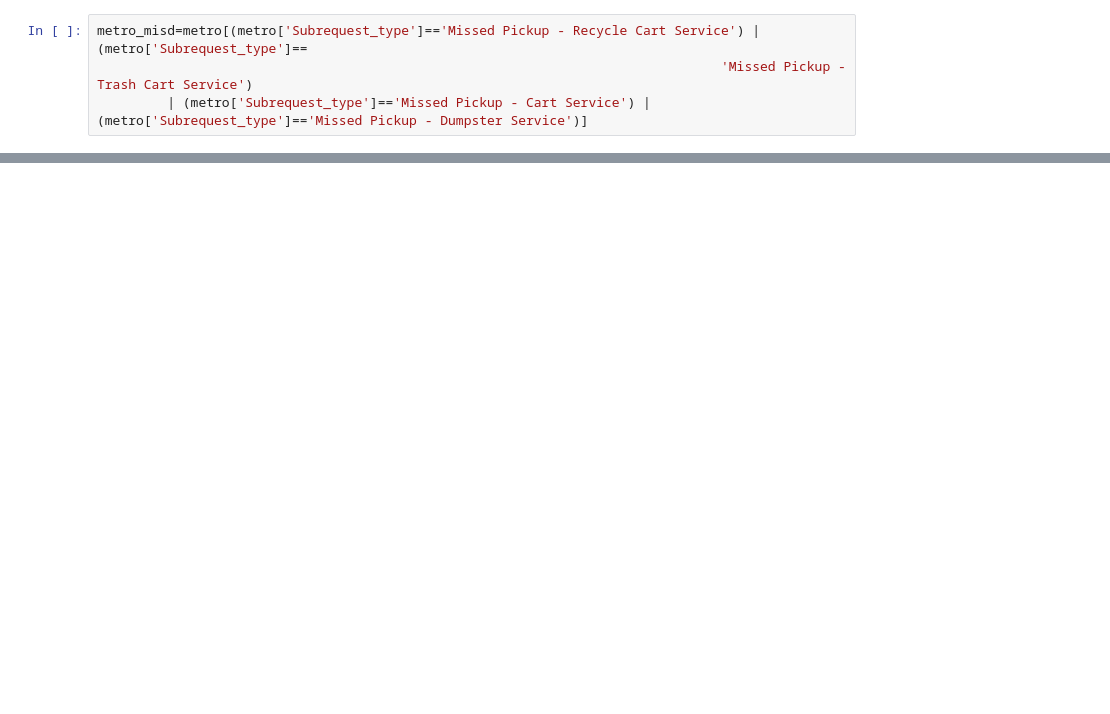
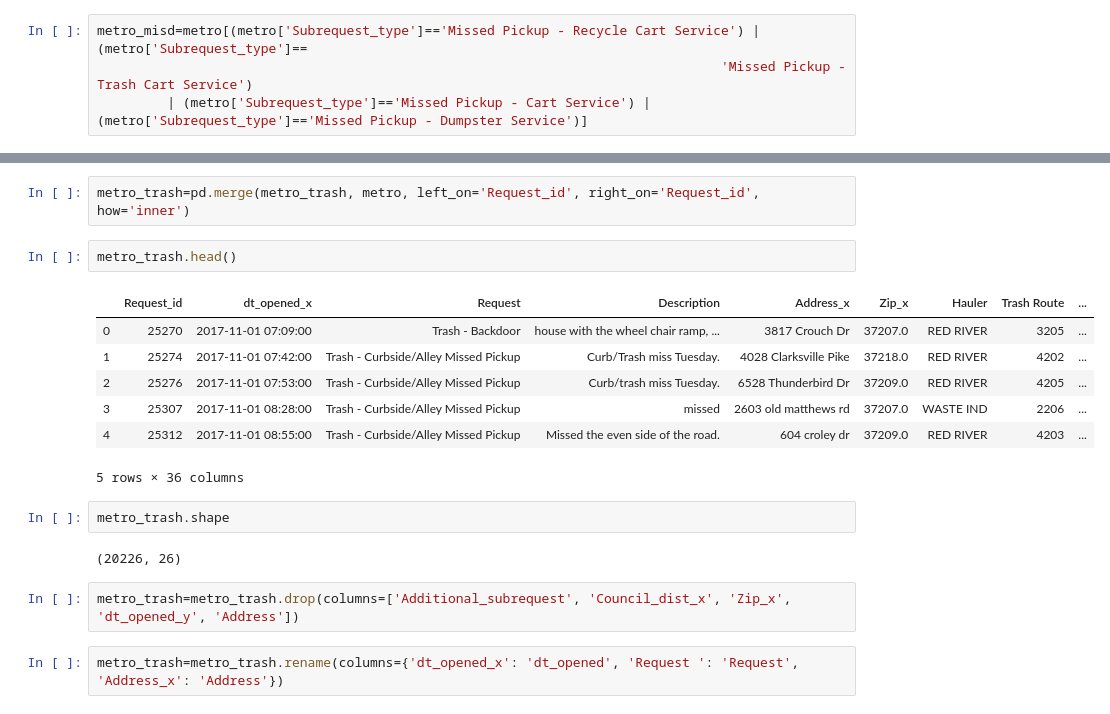
Before and after one commit to Barrett-Rogers/dq4-metro-beetles, a Jupyter notebook: metro_beetles.ipynb, the cells around one changed output, grey strips where cells are left out. Cells and saved outputs as stored; diff of their text form; blank space fills up the shorter version.

```diff
--- a/metro_beetles.ipynb
+++ b/metro_beetles.ipynb
@@ -84,0 +83,20 @@ metro_misd=metro[(metro['Subrequest_type']=='Missed Pickup - Recycle Cart Servic
+# %%
+metro_trash=pd.merge(metro_trash, metro, left_on='Request_id', right_on='Request_id', how='inner')
+# %%
+metro_trash.head()
+# %% [output]
+|  | Request_id | dt_opened_x | Request | Description | Address_x | Zip_x | Hauler | Trash Route | ... |
+| 0 | 25270 | 2017-11-01 07:09:00 | Trash - Backdoor | house with the wheel chair ramp, ... | 3817 Crouch Dr | 37207.0 | RED RIVER | 3205 | ... |
+| 1 | 25274 | 2017-11-01 07:42:00 | Trash - Curbside/Alley Missed Pickup | Curb/Trash miss Tuesday. | 4028 Clarksville Pike | 37218.0 | RED RIVER | 4202 | ... |
+| 2 | 25276 | 2017-11-01 07:53:00 | Trash - Curbside/Alley Missed Pickup | Curb/trash miss Tuesday. | 6528 Thunderbird Dr | 37209.0 | RED RIVER | 4205 | ... |
+| 3 | 25307 | 2017-11-01 08:28:00 | Trash - Curbside/Alley Missed Pickup | missed | 2603 old matthews rd | 37207.0 | WASTE IND | 2206 | ... |
+| 4 | 25312 | 2017-11-01 08:55:00 | Trash - Curbside/Alley Missed Pickup | Missed the even side of the road. | 604 croley dr | 37209.0 | RED RIVER | 4203 | ... |
+5 rows × 36 columns
+# %%
+metro_trash.shape
+# %% [output]
+(20226, 26)
+# %%
+metro_trash=metro_trash.drop(columns=['Additional_subrequest', 'Council_dist_x', 'Zip_x', 'dt_opened_y', 'Address'])
+# %%
+metro_trash=metro_trash.rename(columns={'dt_opened_x': 'dt_opened', 'Request ': 'Request', 'Address_x': 'Address'})
```
Also changed, not shown: parts of 17 cells of this notebook.
